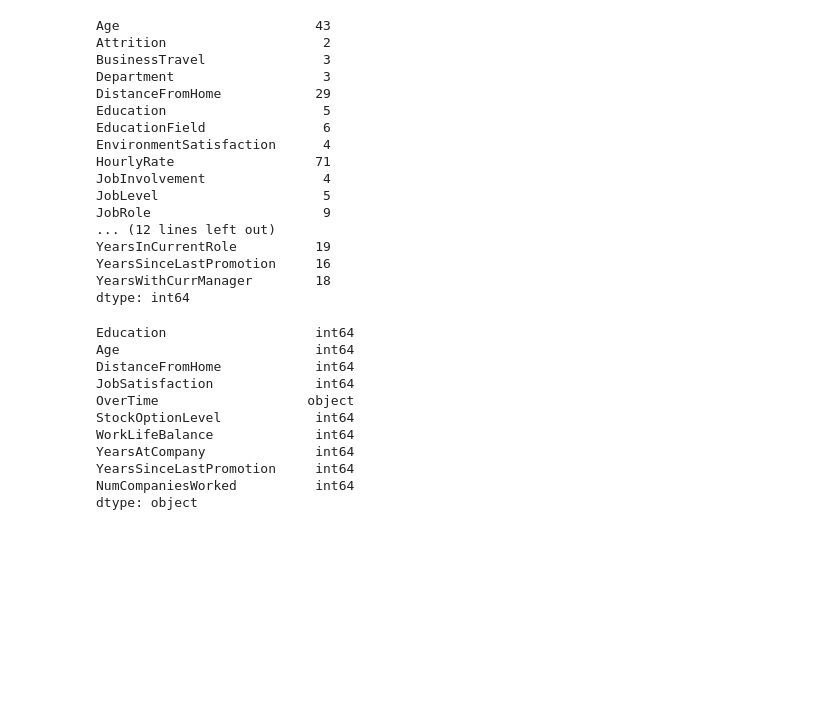
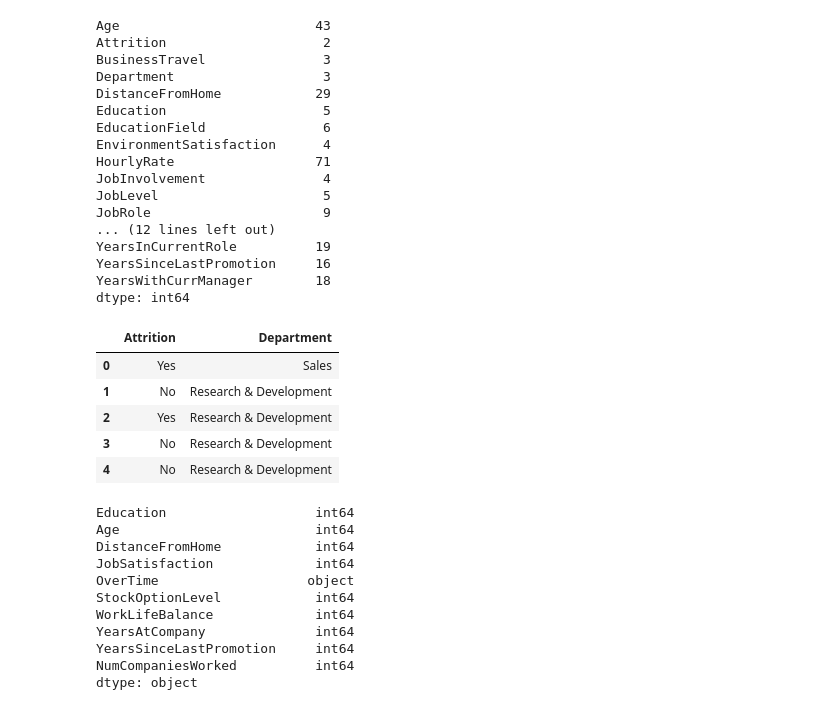
Before and after one commit to oigwe-frx/neural-network-challenge-2, a Jupyter notebook: attrition.ipynb, the cells around one changed output. Drawn from its saved outputs; the diff is of its cells as text; code cells hidden in the pictures; blank space fills up the shorter version.

```diff
--- a/attrition.ipynb
+++ b/attrition.ipynb
@@ -63,5 +63,14 @@ YearsWithCurrManager        18
 dtype: int64
 # %%
 # Create y_df with the Attrition and Department columns
+y_df = attrition_df[['Attrition', 'Department']]
+y_df.head()
+# %% [output]
+|  | Attrition | Department |
+| 0 | Yes | Sales |
+| 1 | No | Research & Development |
+| 2 | Yes | Research & Development |
+| 3 | No | Research & Development |
+| 4 | No | Research & Development |
 # %%
 # Create a list of at least 10 column names to use as X data
```
Also changed, not shown: parts of 15 cells of this notebook.
